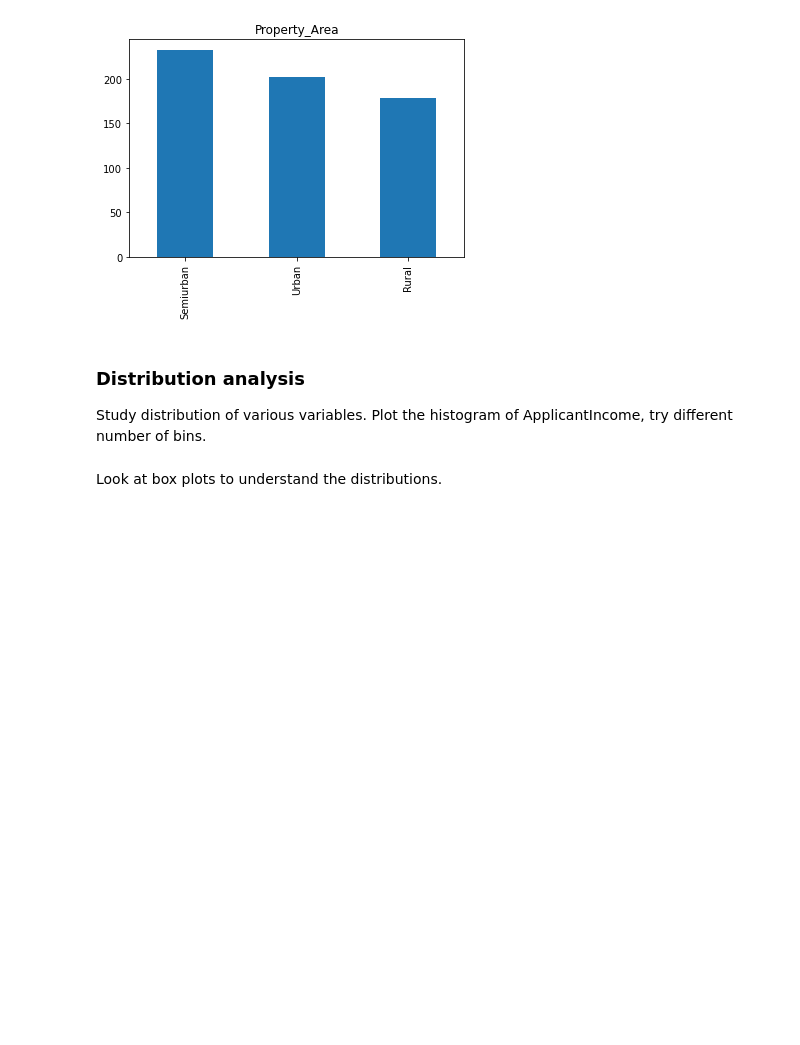
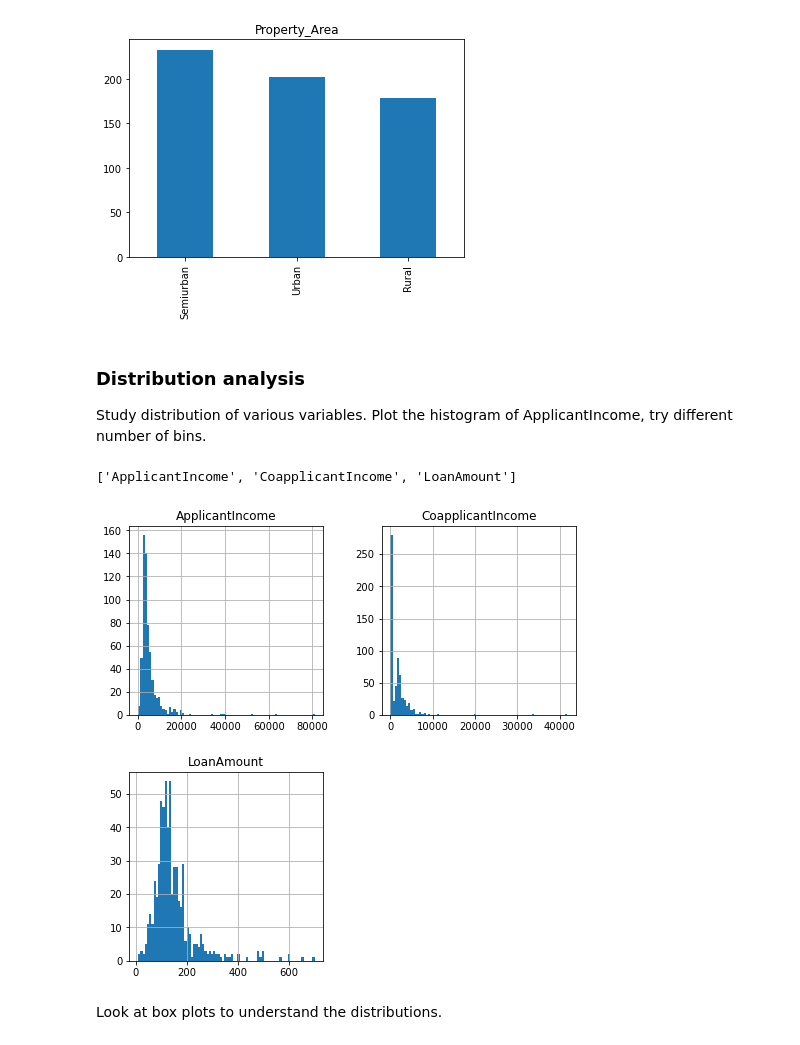
Before and after one commit to KyleKulas/lighthouse_data_notes, a Jupyter notebook: Week_7/Day_4/mini-project-IV-master/mini-project-IV.ipynb, the cells around one changed output. Cells and saved outputs as stored; diff of their text form; code cells hidden in the pictures; blank space fills up the shorter version.

```diff
--- a/Week_7/Day_4/mini-project-IV-master/mini-project-IV.ipynb
+++ b/Week_7/Day_4/mini-project-IV-master/mini-project-IV.ipynb
@@ -219,6 +234,16 @@ for col in cat_cols:
 ### Distribution analysis
 
 Study distribution of various variables. Plot the histogram of ApplicantIncome, try different number of bins.
+# %%
+numeric_cols = ['ApplicantIncome', 'CoapplicantIncome', 'LoanAmount']
+numeric_cols
+# %% [output]
+['ApplicantIncome', 'CoapplicantIncome', 'LoanAmount']
+# %%
+df[numeric_cols].hist(bins=80,figsize=(8, 8))
+plt.show()
+# %% [output]
+[figure, added]
 # %% [markdown]
 
 Look at box plots to understand the distributions.
```
Also changed, not shown: parts of 19 cells of this notebook, 2 other files.
